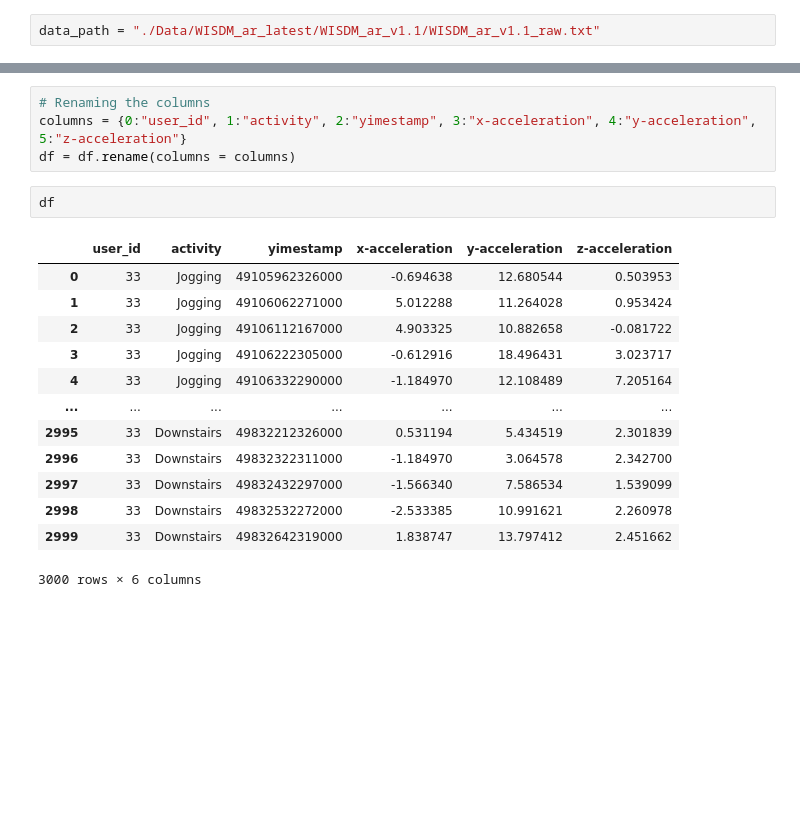
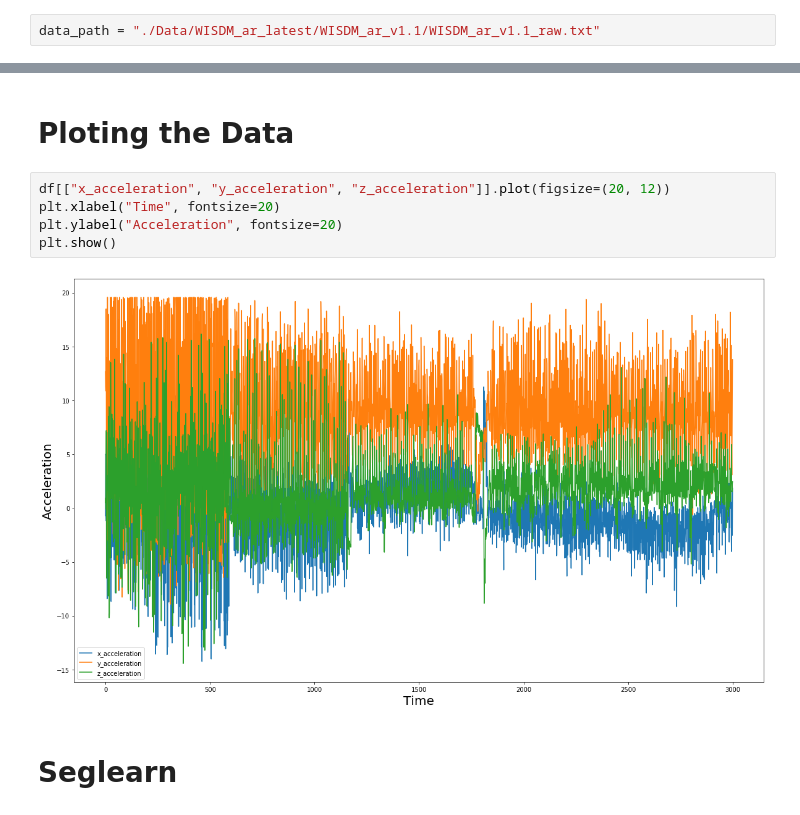
Before and after one commit to giorgosVardakas/Positional-Signal-Processing, a Jupyter notebook: Data Series Classification.ipynb, the cells around one changed output, grey strips where cells are left out. Drawn from its saved outputs; the diff is of its cells as text; blank space fills up the shorter version.

```diff
--- a/Data Series Classification.ipynb
+++ b/Data Series Classification.ipynb
@@ -48,22 +58,13 @@ Data columns (total 6 columns):
 dtypes: float64(3), int64(2), object(1)
 memory usage: 140.8+ KB
-# %%
-# Renaming the columns
-columns = {0:"user_id", 1:"activity", 2:"yimestamp", 3:"x-acceleration", 4:"y-acceleration", 5:"z-acceleration"}
-df = df.rename(columns = columns)
-# %%
-df
-# %% [output]
-|  | user_id | activity | yimestamp | x-acceleration | y-acceleration | z-acceleration |
-| 0 | 33 | Jogging | 49105962326000 | -0.694638 | 12.680544 | 0.503953 |
-| 1 | 33 | Jogging | 49106062271000 | 5.012288 | 11.264028 | 0.953424 |
-| 2 | 33 | Jogging | 49106112167000 | 4.903325 | 10.882658 | -0.081722 |
-| 3 | 33 | Jogging | 49106222305000 | -0.612916 | 18.496431 | 3.023717 |
-| 4 | 33 | Jogging | 49106332290000 | -1.184970 | 12.108489 | 7.205164 |
-| ... | ... | ... | ... | ... | ... | ... |
-| 2995 | 33 | Downstairs | 49832212326000 | 0.531194 | 5.434519 | 2.301839 |
-| 2996 | 33 | Downstairs | 49832322311000 | -1.184970 | 3.064578 | 2.342700 |
-| 2997 | 33 | Downstairs | 49832432297000 | -1.566340 | 7.586534 | 1.539099 |
-| 2998 | 33 | Downstairs | 49832532272000 | -2.533385 | 10.991621 | 2.260978 |
-| 2999 | 33 | Downstairs | 49832642319000 | 1.838747 | 13.797412 | 2.451662 |
-3000 rows × 6 columns
+# %% [markdown]
+# Ploting the Data
+# %%
+df[["x_acceleration", "y_acceleration", "z_acceleration"]].plot(figsize=(20, 12))
+plt.xlabel("Time", fontsize=20)
+plt.ylabel("Acceleration", fontsize=20)
+plt.show()
+# %% [output]
+[figure, added]
+# %% [markdown]
+# Seglearn
```
Also changed, not shown: parts of 7 cells of this notebook.
